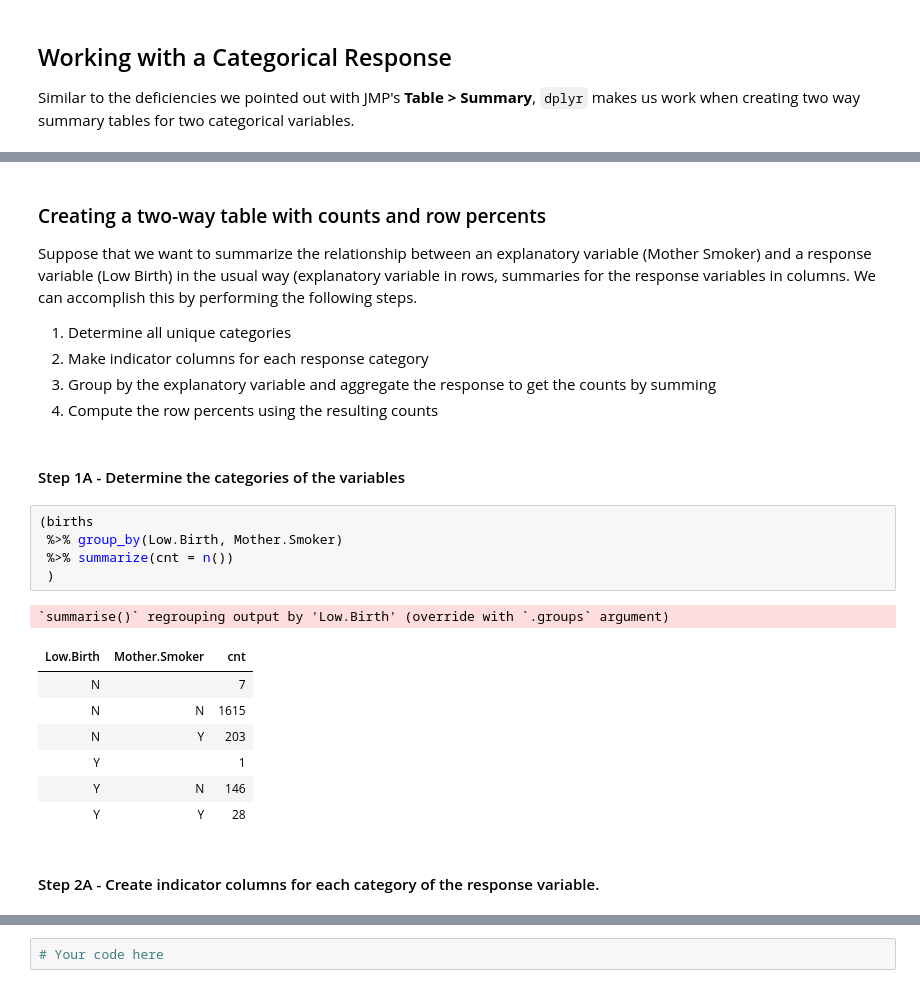
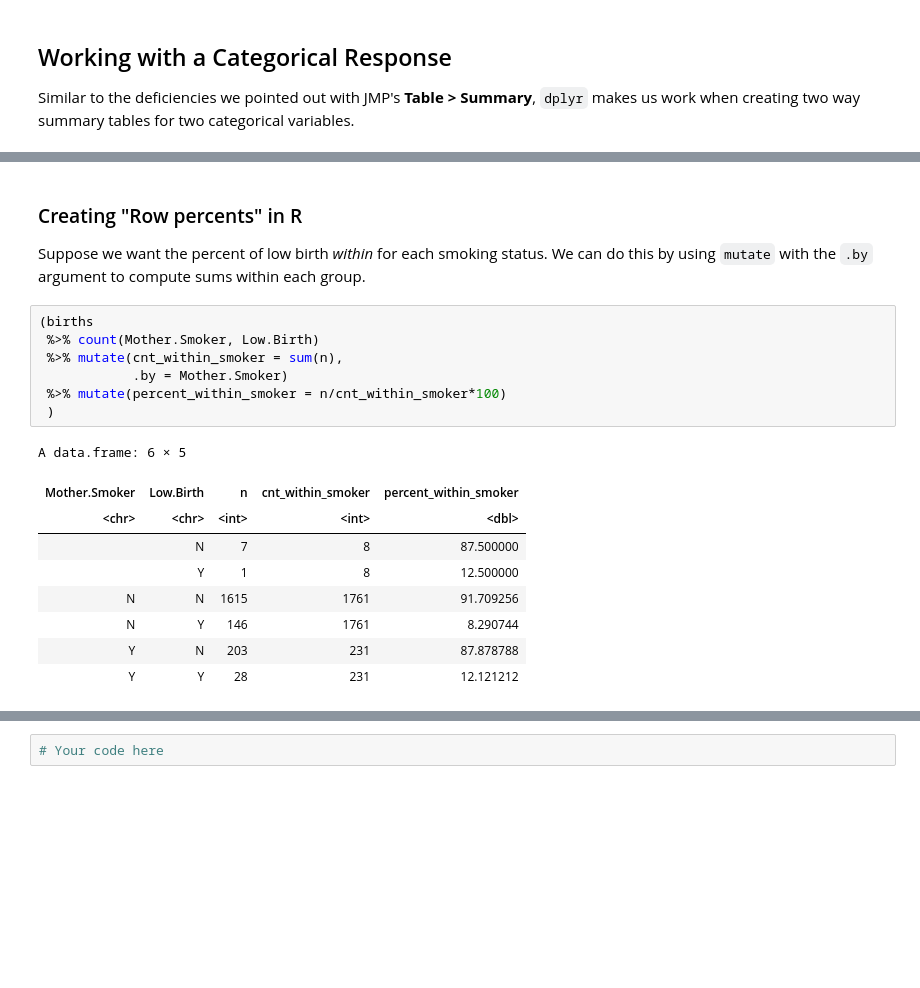
Before and after one commit to yardsale8/DSCI_210_R_notebooks, a Jupyter notebook: lecture_6_4_group_and_aggregate.ipynb, the cells around one changed output, grey strips where cells are left out. Drawn from its saved outputs; the diff is of its cells as text; blank space fills up the shorter version.

```diff
--- a/lecture_6_4_group_and_aggregate.ipynb
+++ b/lecture_6_4_group_and_aggregate.ipynb
@@ -122,30 +203,24 @@ It is relatively easy to get counts for a single or combination of categorical v
 | Y |  | 1 |
 | Y | N | 146 |
 | Y | Y | 28 |
-# %% [markdown]
-### Creating a two-way table with counts and row percents
-
-Suppose that we want to summarize the relationship between an explanatory variable (Mother Smoker) and a response variable (Low Birth) in the usual way (explanatory variable in rows, summaries for the response variables in columns.  We can accomplish this by performing the following steps.
-
-1. Determine all unique categories
-2. Make indicator columns for each response category
-3. Group by the explanatory variable and aggregate the response to get the counts by summing
-4. Compute the row percents using the resulting counts
-# %% [markdown]
-#### Step 1A - Determine the categories of the variables
+# %% [markdown]
+### Creating "Row percents" in R
+
+Suppose we want the percent of low birth *within* for each smoking status.  We can do this by using `mutate` with the `.by` argument to compute sums within each group.
 # %%
 (births
- %>% group_by(Low.Birth, Mother.Smoker)
- %>% summarize(cnt = n())
+ %>% count(Mother.Smoker, Low.Birth)
+ %>% mutate(cnt_within_smoker = sum(n),
+            .by = Mother.Smoker)
+ %>% mutate(percent_within_smoker = n/cnt_within_smoker*100)
  )
 # %% [output]
-`summarise()` regrouping output by 'Low.Birth' (override with `.groups` argument)
+A data.frame: 6 × 5
-| Low.Birth | Mother.Smoker | cnt |
-| N |  | 7 |
-| N | N | 1615 |
-| N | Y | 203 |
-| Y |  | 1 |
-| Y | N | 146 |
-| Y | Y | 28 |
+| Mother.Smoker | Low.Birth | n | cnt_within_smoker | percent_within_smoker |
+| <chr> | <chr> | <int> | <int> | <dbl> |
+|  | N | 7 | 8 | 87.500000 |
+|  | Y | 1 | 8 | 12.500000 |
+| N | N | 1615 | 1761 | 91.709256 |
+| N | Y | 146 | 1761 | 8.290744 |
+| Y | N | 203 | 231 | 87.878788 |
+| Y | Y | 28 | 231 | 12.121212 |
-# %% [markdown]
-#### Step 2A - Create indicator columns for each category of the response variable.
```
Also changed, not shown: parts of 35 cells of this notebook.
